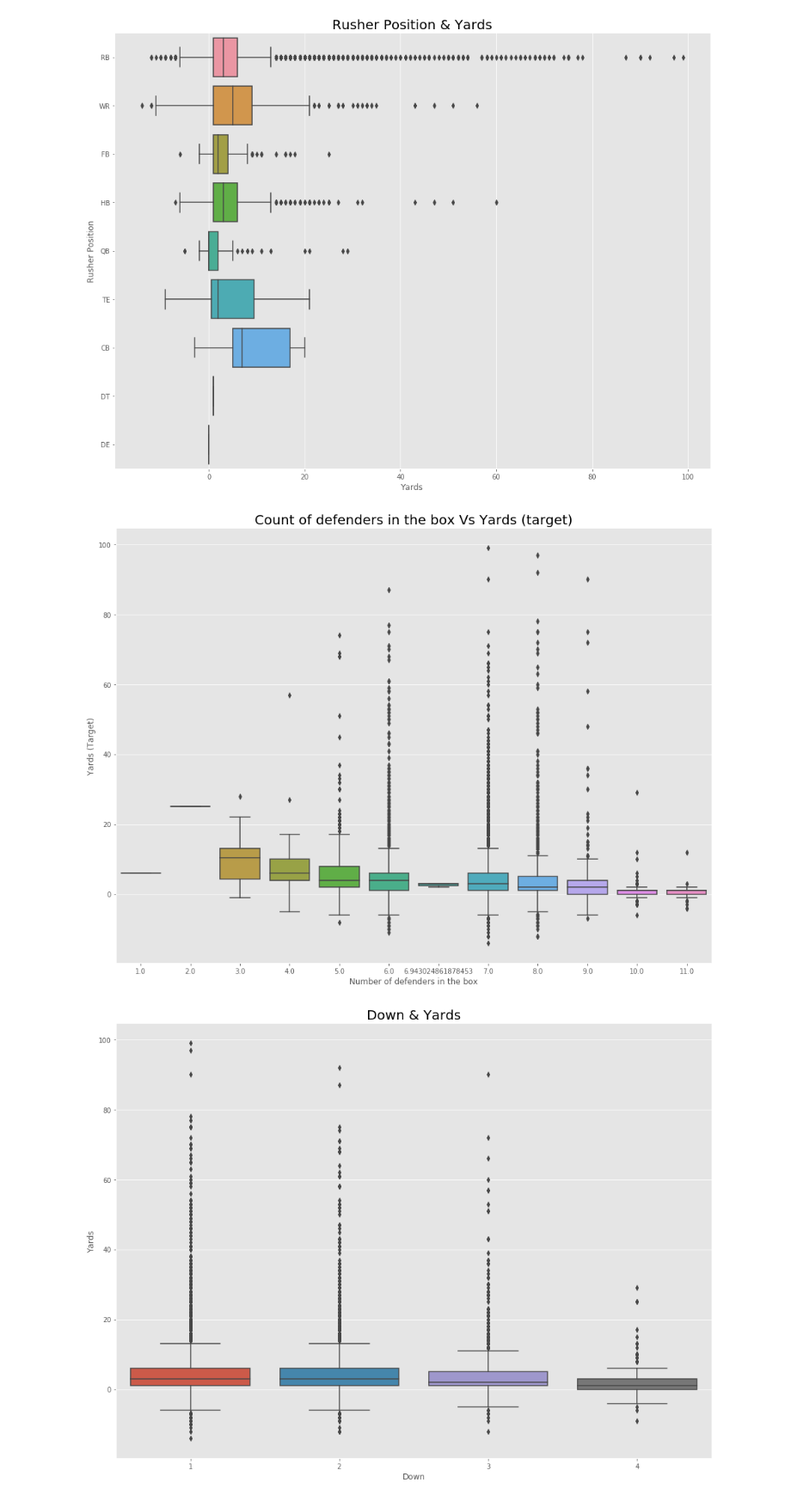
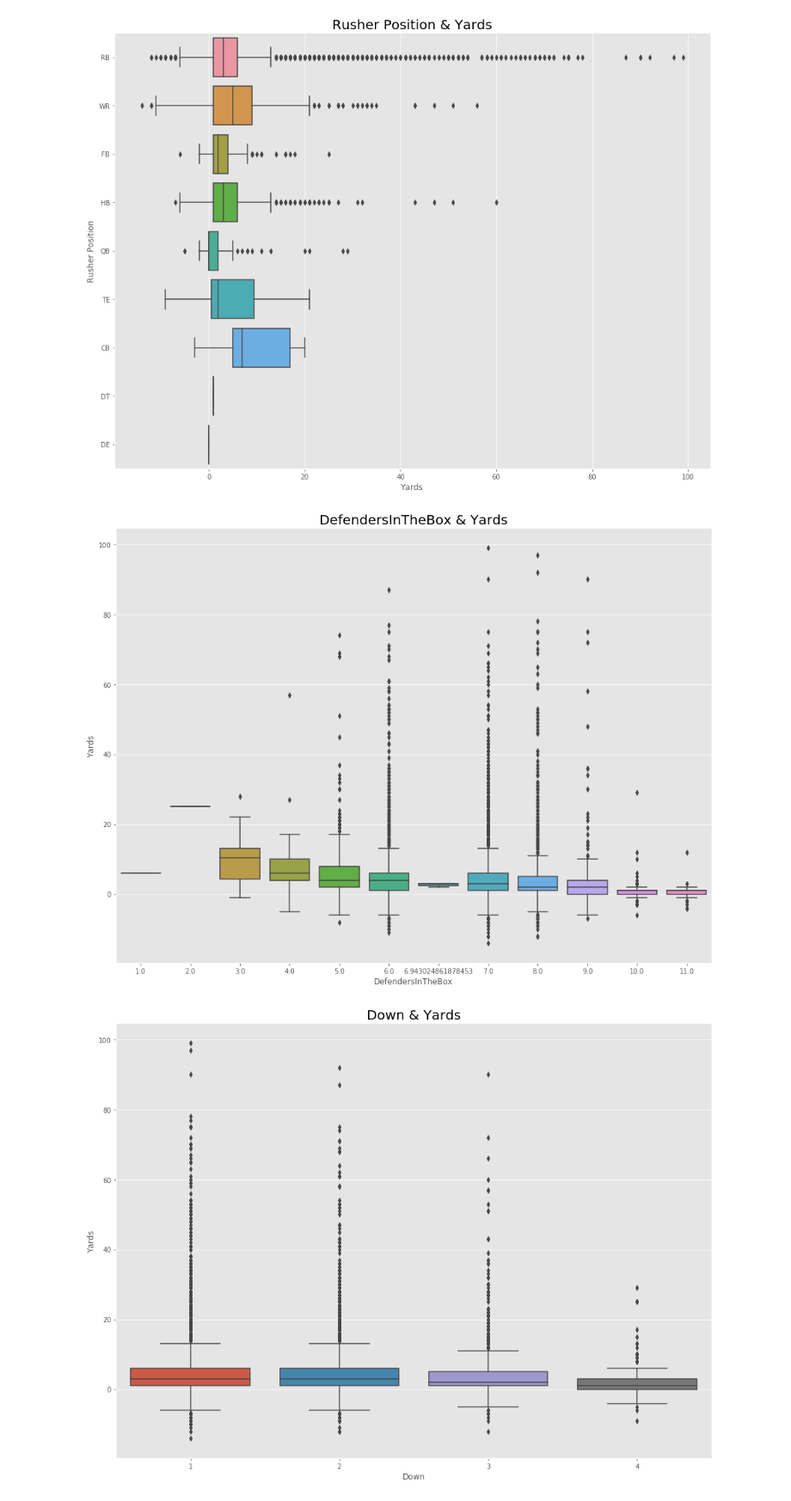
Before and after one commit to erikw425/NFL_Predictive_Rushing_Models, a Jupyter notebook: NFL_Rushing.ipynb, the cells around one changed output. Shown at 86% size. Cells and saved outputs as stored; diff of their text form; code cells hidden in the pictures.

```diff
--- a/NFL_Rushing.ipynb
+++ b/NFL_Rushing.ipynb
@@ -475,13 +475,13 @@ plt.show()
 # %%
 plt.figure(figsize=(16,12))
 temp_df = train_df.query("NflIdRusher == NflId")
 sns.boxplot(data=temp_df, x="DefendersInTheBox", y="Yards", showfliers=True)
-plt.xlabel('Number of defenders in the box', fontsize=12)
-plt.ylabel('Yards (Target)', fontsize=12)
-plt.title("Count of defenders in the box Vs Yards (target)", fontsize=20)
+plt.xlabel('DefendersInTheBox', fontsize=12)
+plt.ylabel('Yards', fontsize=12)
+plt.title("DefendersInTheBox & Yards", fontsize=20)
 plt.show()
 # %% [output]
-[figure, old version]
+[figure, new version]
 # %%
 plt.figure(figsize=(16,12))
 temp_df = train_df.query("NflIdRusher == NflId")
```
